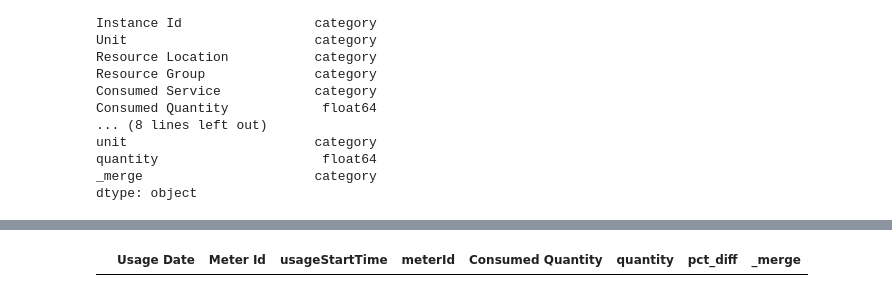
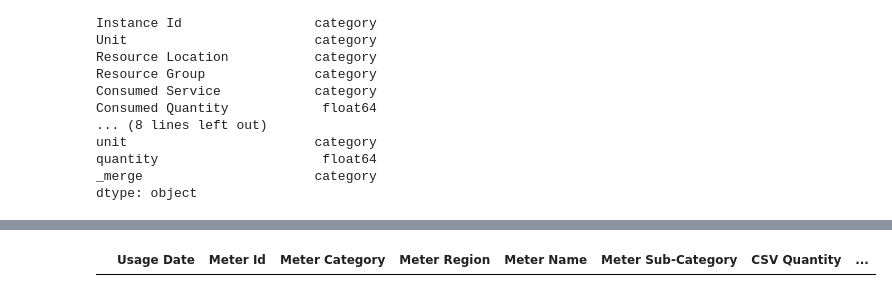
Before and after one commit to louspringer/python-azure-billing-usage, a Jupyter notebook: Reconcile API Usage with CSV Usage.ipynb, the cells around one changed output, grey strips where cells are left out. Saved outputs shown, nothing was run; the diff lists cells and outputs as text; code cells hidden in the pictures.

```diff
--- a/Reconcile API Usage with CSV Usage.ipynb
+++ b/Reconcile API Usage with CSV Usage.ipynb
@@ -67,7 +67,7 @@ _merge                      category
 dtype: object
 # %%
 # add a percent differnce column to compare the usage
-result['pct_diff'] = result.apply(lambda row: (row['Consumed Quantity'] - row['quantity']) / row['quantity'], axis=1)
+result['pct_diff'] = result.apply(lambda row: (row['Consumed Quantity'] - row['quantity']) / row['quantity'] * 100, axis=1)
 # %%
 # The resouces and dates match if all rows '_merge' is both. _merge would
 # be 'right only' or 'left only' if a given resouce-date tuple is only in the CSV or
@@ -94,6 +94,10 @@ result[['Usage Date', 'Meter Id', 'usageStartTime', 'meterId', 'Consumed Quantit
 474 rows × 8 columns
 # %%
 # show results with percent difference between CSV source and API source > 0.0
-result.loc[result['pct_diff'] > 0.000001][['Usage Date', 'Meter Id', 'usageStartTime', 'meterId', 'Consumed Quantity', 'quantity', 'pct_diff', '_merge']]
+df_diffs = result.loc[abs(result['pct_diff']) > 0.0000001][['Usage Date', 'Meter Id', 'meterCategory',
+       'meterRegion', 'meterName', 'meterSubCategory', 'Consumed Quantity', 'quantity', 'pct_diff',]]
+df_diffs.columns = ['Usage Date', 'Meter Id', 'Meter Category',
+       'Meter Region', 'Meter Name', 'Meter Sub-Category', 'CSV Quantity', 'API Quantity', 'Percent Difference']
+df_diffs
 # %% [output]
-|  | Usage Date | Meter Id | usageStartTime | meterId | Consumed Quantity | quantity | pct_diff | _merge |
+|  | Usage Date | Meter Id | Meter Category | Meter Region | Meter Name | Meter Sub-Category | CSV Quantity | ... |
```
Also changed, not shown: parts of 2 cells of this notebook, 2 other files.
